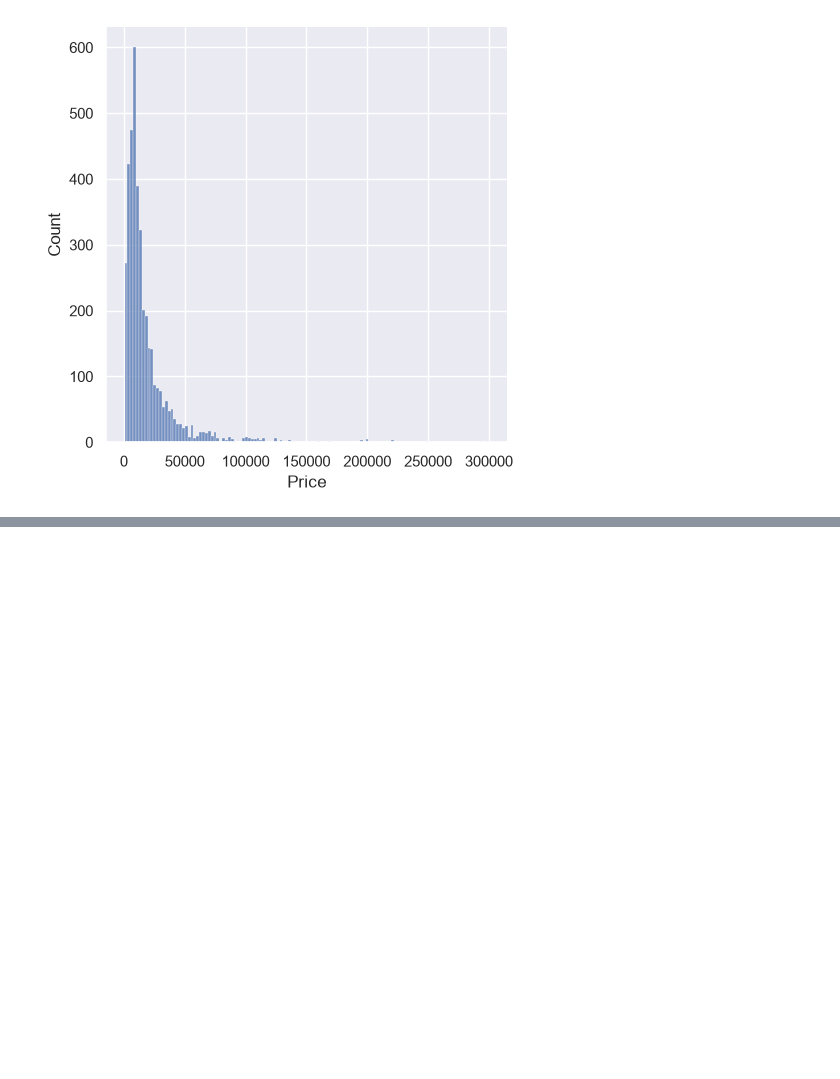
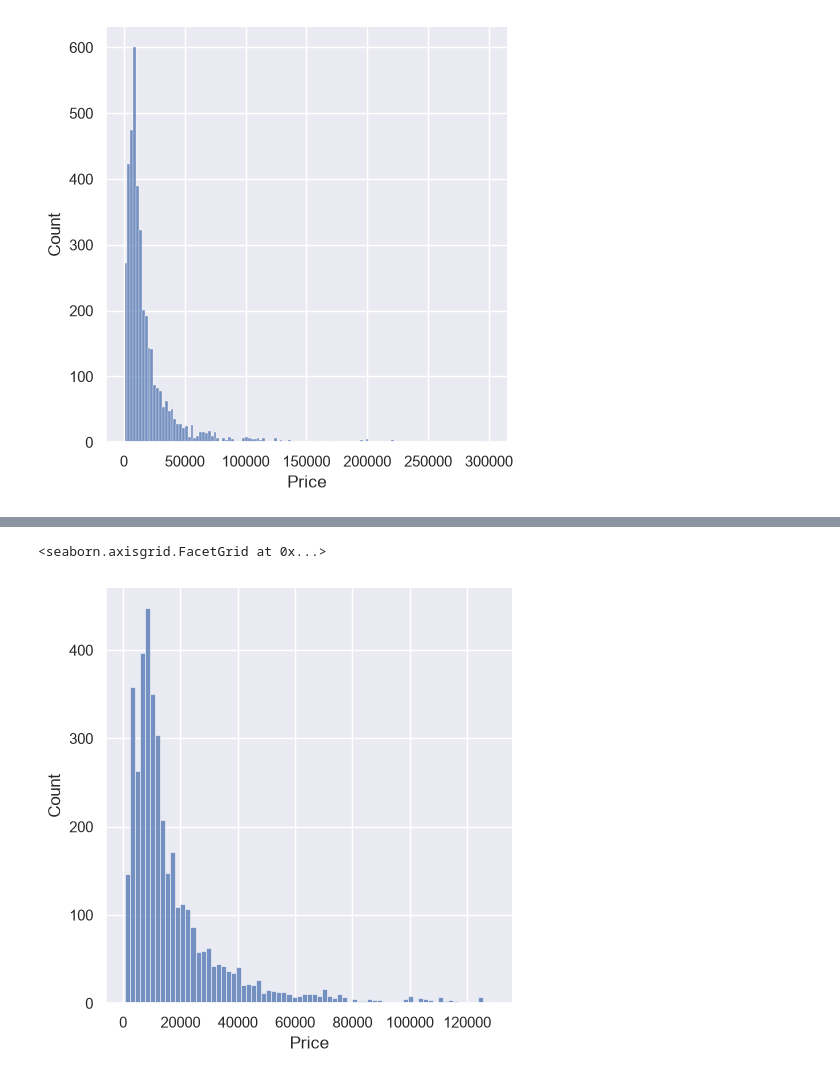
Before and after one commit to Mengheak/machine-learning, a Jupyter notebook: practical_example_linear_reg/Linear Reg Real life example.ipynb, the cells around one changed output, grey strips where cells are left out. Drawn from its saved outputs; the diff is of its cells as text; code cells hidden in the pictures; blank space fills up the shorter version.

Commit message:
feat(car_data): complete data processing

```diff
--- a/practical_example_linear_reg/Linear Reg Real life example.ipynb
+++ b/practical_example_linear_reg/Linear Reg Real life example.ipynb
@@ -107,4 +109,5 @@ sns.displot(data_no_mv['Price'])
 # %%
 q = data_no_mv['Price'].quantile(0.99)
-q
+data_1 = data_no_mv[data_no_mv['Price'] < q]
+data_1.describe(include='all')
 # %% [output]
@@ -111,0 +126,5 @@ np.float64(129812.51999999981)
+# %%
+sns.displot(data_1['Price'])
+# %% [output]
+<seaborn.axisgrid.FacetGrid at 0x...>
+[figure, added]
```
Also changed, not shown: parts of 10 cells of this notebook.
